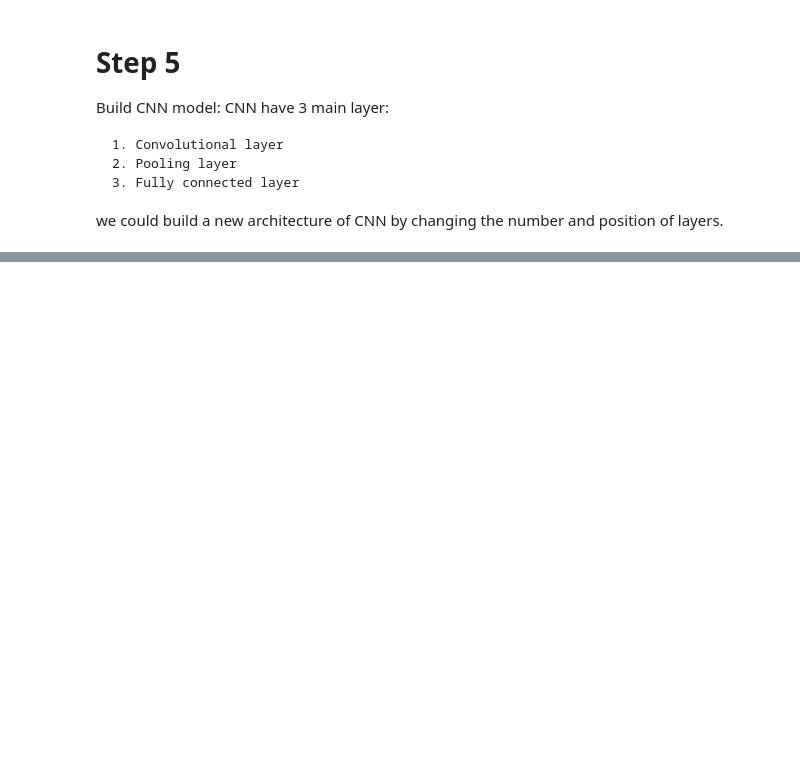
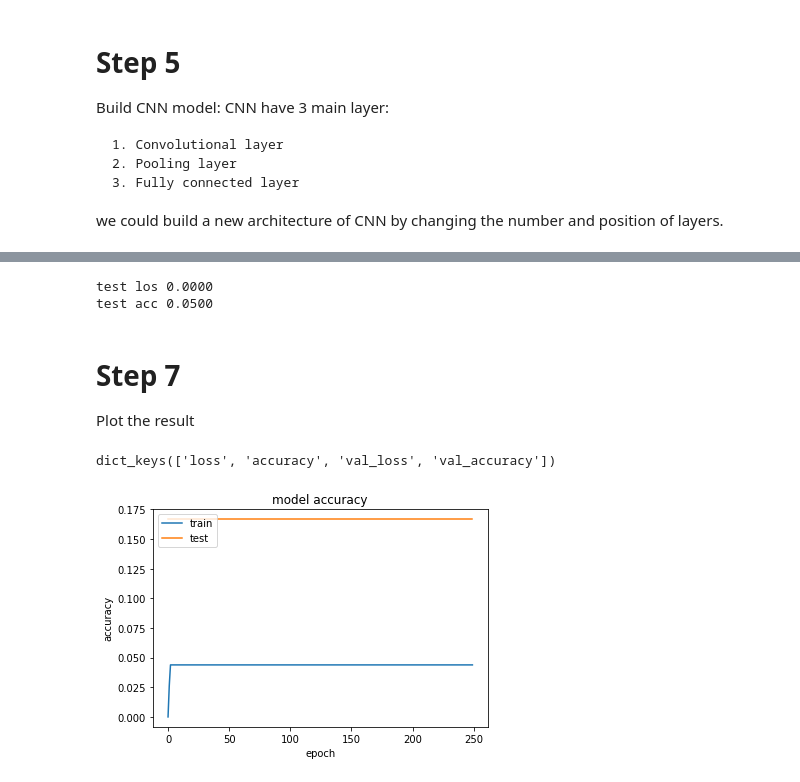
Before and after one commit to bidhyapokharel/Face-Recognition, a Jupyter notebook: Face Detection.ipynb, the cells around one changed output, grey strips where cells are left out. Cells and saved outputs as stored; diff of their text form; code cells hidden in the pictures; blank space fills up the shorter version.

```diff
--- a/Face Detection.ipynb
+++ b/Face Detection.ipynb
@@ -132,3 +132,27 @@ Build CNN model: CNN have 3 main layer:
     3. Fully connected layer
 
 we could build a new architecture of CNN by changing the number and position of layers.
+# %%
+#filters= the depth of output image or kernels
+
+cnn_model= Sequential([
+    Conv2D(filters=36, kernel_size=7, activation='relu', input_shape= im_shape),
+    MaxPooling2D(pool_size=2),
+    Conv2D(filters=54, kernel_size=5, activation='relu', input_shape= im_shape),
+    MaxPooling2D(pool_size=2),
+    Flatten(),
+    Dense(2024, activation='relu'),
+     Dropout(0.5),
+    Dense(1024, activation='relu'),
+    Dropout(0.5),
+    Dense(512, activation='relu'),
+    Dropout(0.5),
+    #20 is the number of outputs
+    Dense(20, activation='softmax')
+])
+
+cnn_model.compile(
+    loss='sparse_categorical_crossentropy',#'categorical_crossentropy',
+    optimizer=Adam(lr=0.0001),
+    metrics=['accuracy']
+)
@@ -134,0 +185,6 @@ we could build a new architecture of CNN by changing the number and position of
+# %%
+history=cnn_model.fit(
+    np.array(x_train), np.array(y_train), batch_size=512,
+    epochs=250, verbose=2,
+    validation_data=(np.array(x_valid),np.array(y_valid)),
+)
@@ -134,0 +209,29 @@ we could build a new architecture of CNN by changing the number and position of
+# %%
+scor = cnn_model.evaluate( np.array(x_test),  np.array(y_test), verbose=0)
+
+print('test los {:.4f}'.format(scor[0]))
+print('test acc {:.4f}'.format(scor[1]))
+# %% [output]
+test los 0.0000
+test acc 0.0500
+# %% [markdown]
+# Step 7
+
+Plot the result
+# %%
+# List all data in history
+print(history.history.keys())
+# %% [output]
+dict_keys(['loss', 'accuracy', 'val_loss', 'val_accuracy'])
+# %%
+# Summarize history for accuracy
+
+plt.plot(history.history['accuracy'])
+plt.plot(history.history['val_accuracy'])
+plt.title('model accuracy')
+plt.ylabel('accuracy')
+plt.xlabel('epoch')
+plt.legend(['train', 'test'], loc='upper left')
+plt.show()
+# %% [output]
+[figure, added]
```
Also changed, not shown: parts of 12 cells of this notebook, 10 other files.
